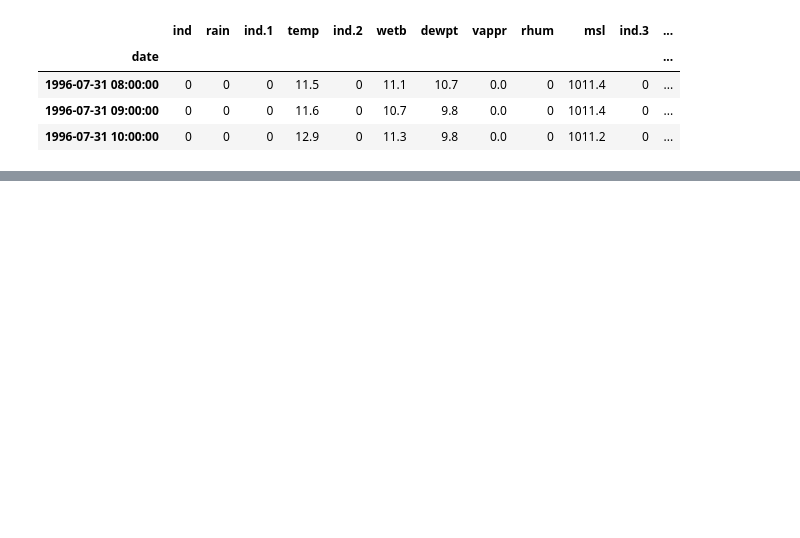
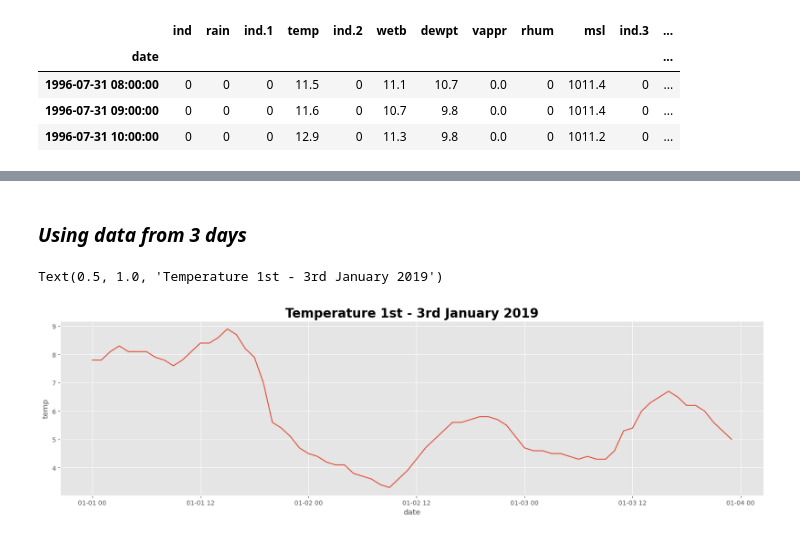
Before and after one commit to PaulShox/PFDA-assignments, a Jupyter notebook: Assignment_6/assignment_6_Weather.ipynb, the cells around one changed output, grey strips where cells are left out. Cells and saved outputs as stored; diff of their text form; code cells hidden in the pictures; blank space fills up the shorter version.

```diff
--- a/Assignment_6/assignment_6_Weather.ipynb
+++ b/Assignment_6/assignment_6_Weather.ipynb
@@ -86,0 +101,11 @@ Text(0.5, 1.0, 'Temperature')
+# %% [markdown]
+### *Using data from 3 days*
+# %%
+datefrom = '2019/01/01 00:00'
+dateto = '2019/01/03 23:00'
+fig = plt.subplots(figsize=(20, 5))
+plt.style.use('ggplot')
+sns.lineplot(data=data.loc[datefrom:dateto], x='date', y='temp').set_title('Temperature 1st - 3rd January 2019', fontsize=20, fontweight='bold')
+# %% [output]
+Text(0.5, 1.0, 'Temperature 1st - 3rd January 2019')
+[figure, added]
```
Also changed, not shown: parts of 51 cells of this notebook.
